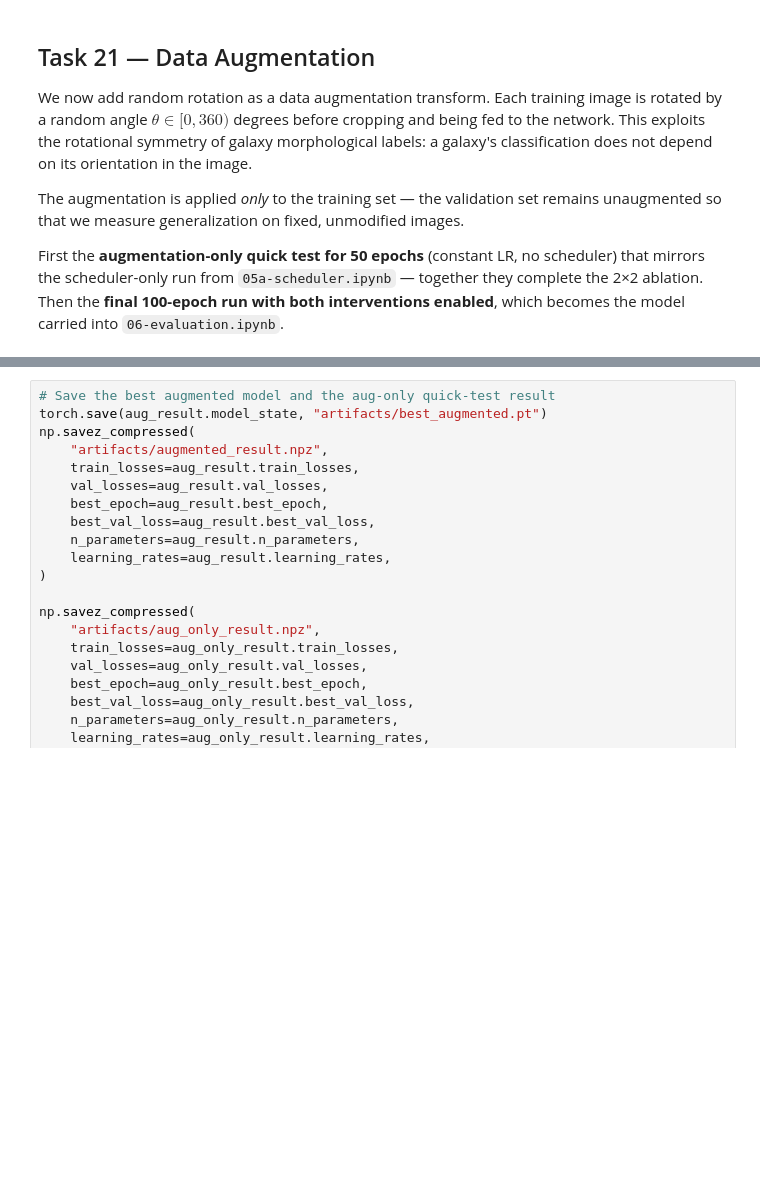
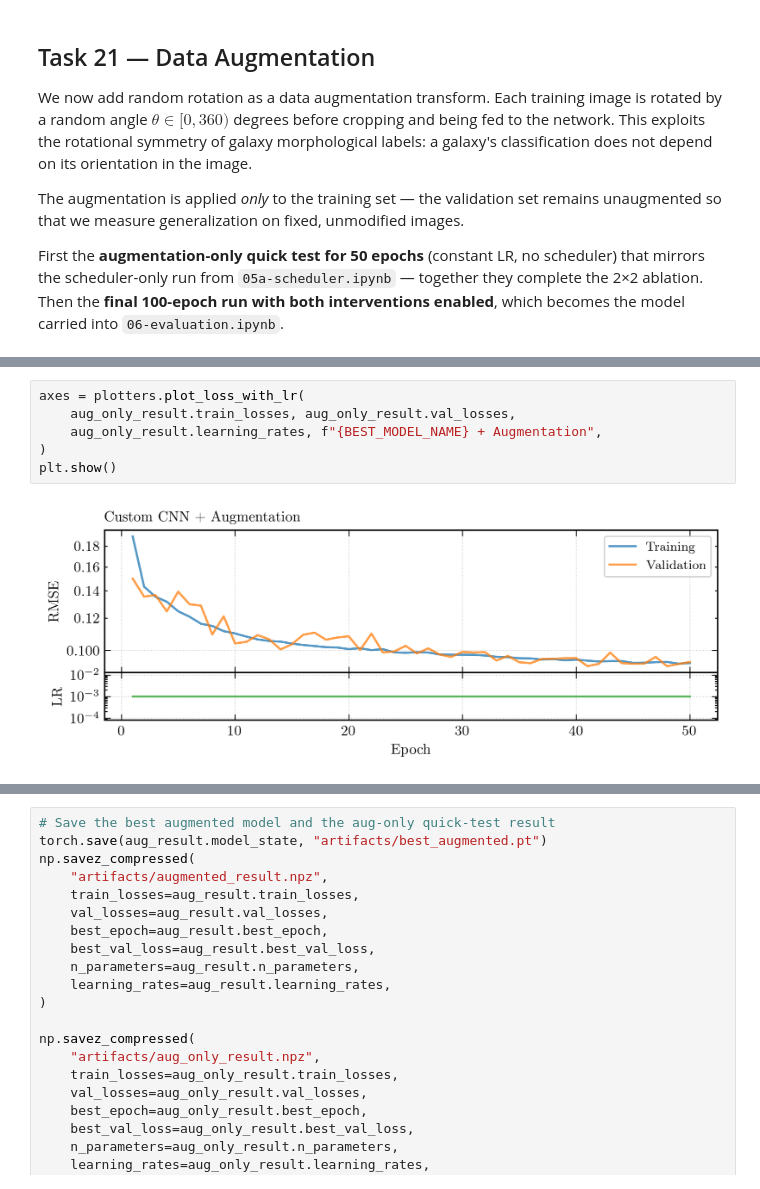
Before and after one commit to raw-asparagus/ay-128, a Jupyter notebook: labs/03/05b-augmentation.ipynb, the cells around one changed output, grey strips where cells are left out. Drawn from its saved outputs; the diff is of its cells as text; blank space fills up the shorter version.

Commit message:
[LAB04] Train all models

```diff
--- a/labs/03/05b-augmentation.ipynb
+++ b/labs/03/05b-augmentation.ipynb
@@ -134,3 +143,11 @@ else:
+# %%
+axes = plotters.plot_loss_with_lr(
+    aug_only_result.train_losses, aug_only_result.val_losses,
+    aug_only_result.learning_rates, f"{BEST_MODEL_NAME} + Augmentation",
+)
+plt.show()
+# %% [output]
+[figure, added]
 # %%
 _ckpt_pt = Path("artifacts/best_augmented.pt")
 _ckpt_npz = Path("artifacts/augmented_result.npz")
```
Also changed, not shown: parts of 6 cells of this notebook, 54 other files.
